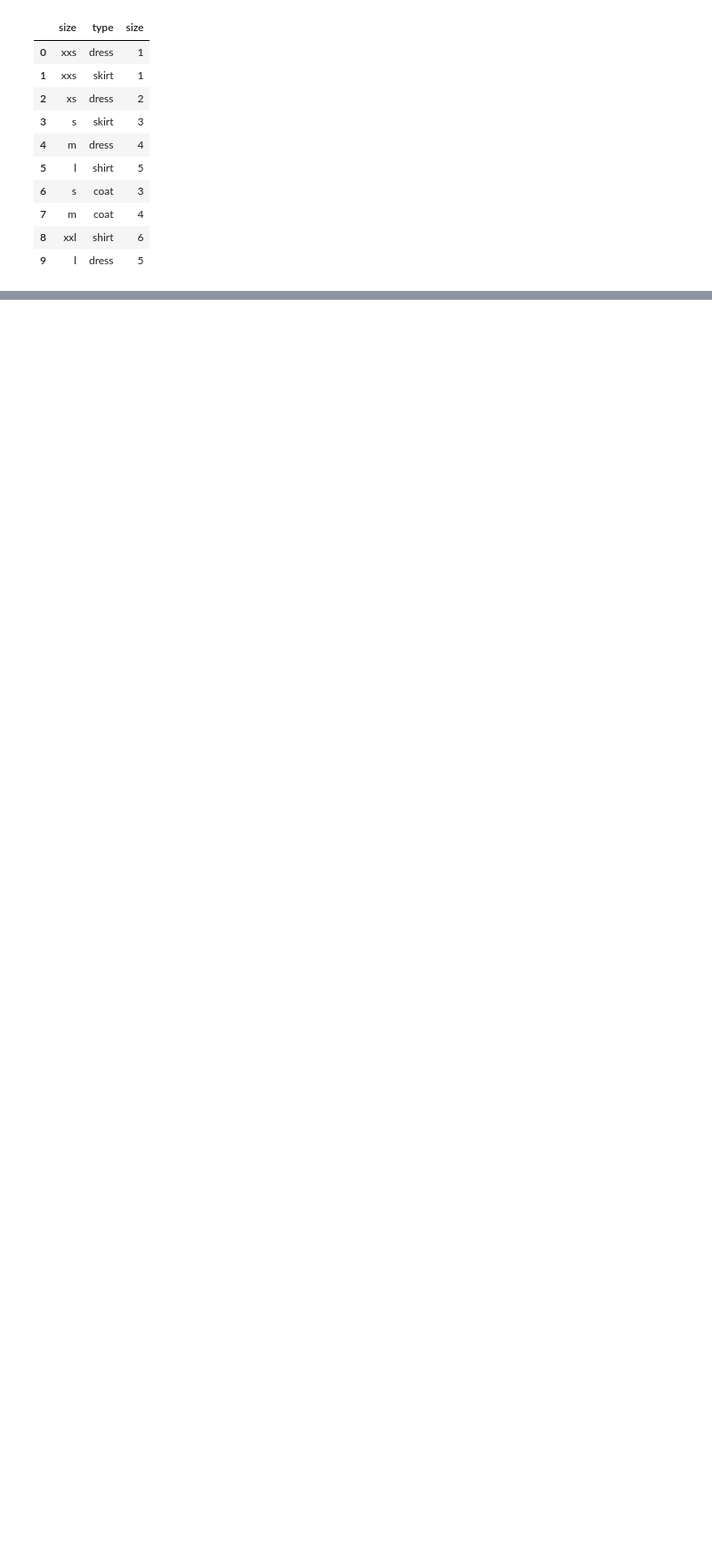
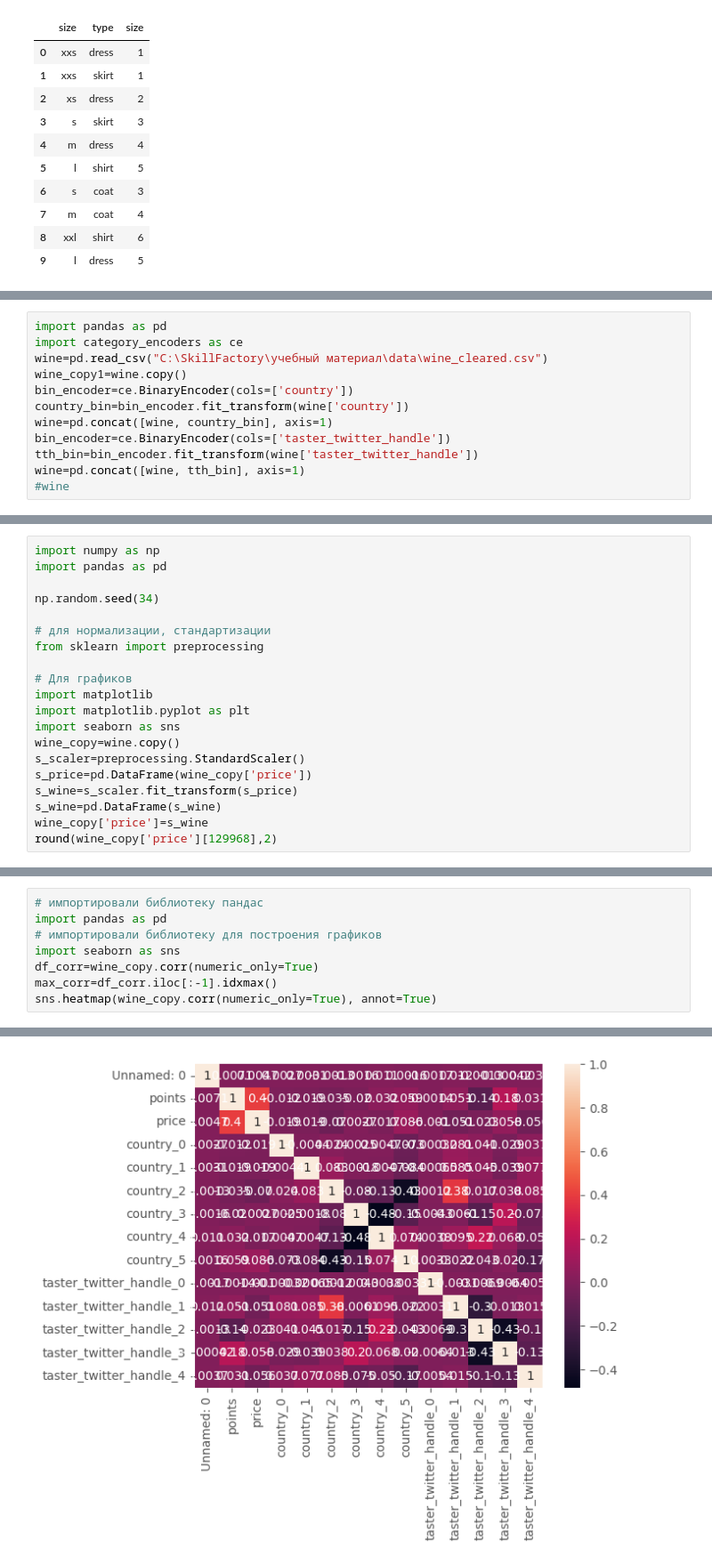
Before and after one commit to govoridaa/SF, a Jupyter notebook: учебный материал/Блок 3. Разведывательный анализ данных/EDA-3. Проектирование признаков/EDA-3. Проектирование признаков.ipynb, the cells around one changed output, grey strips where cells are left out. Shown: that part at 89% size. Saved outputs shown, nothing was run; the diff lists cells and outputs as text; blank space fills up the shorter version.

```diff
--- a/учебный материал/Блок 3. Разведывательный анализ данных/EDA-3. Проектирование признаков/EDA-3. Проектирование признаков.ipynb
+++ b/учебный материал/Блок 3. Разведывательный анализ данных/EDA-3. Проектирование признаков/EDA-3. Проектирование признаков.ipynb
@@ -169,0 +144,12 @@ None
+# %%
+import pandas as pd
+import category_encoders as ce
+wine=pd.read_csv("C:\SkillFactory\учебный материал\data\wine_cleared.csv")
+wine_copy1=wine.copy()
+bin_encoder=ce.BinaryEncoder(cols=['country'])
+country_bin=bin_encoder.fit_transform(wine['country'])
+wine=pd.concat([wine, country_bin], axis=1)
+bin_encoder=ce.BinaryEncoder(cols=['taster_twitter_handle'])
+tth_bin=bin_encoder.fit_transform(wine['taster_twitter_handle'])
+wine=pd.concat([wine, tth_bin], axis=1)
+#wine
@@ -169,0 +173,20 @@ None
+# %%
+import numpy as np
+import pandas as pd
+
+np.random.seed(34)
+
+# для нормализации, стандартизации
+from sklearn import preprocessing
+
+# Для графиков
+import matplotlib
+import matplotlib.pyplot as plt
+import seaborn as sns
+wine_copy=wine.copy()
+s_scaler=preprocessing.StandardScaler()
+s_price=pd.DataFrame(wine_copy['price'])
+s_wine=s_scaler.fit_transform(s_price)
+s_wine=pd.DataFrame(s_wine)
+wine_copy['price']=s_wine
+round(wine_copy['price'][129968],2)
@@ -169,0 +195,9 @@ None
+# %%
+# импортировали библиотеку пандас
+import pandas as pd
+# импортировали библиотеку для построения графиков
+import seaborn as sns
+df_corr=wine_copy.corr(numeric_only=True)
+max_corr=df_corr.iloc[:-1].idxmax()
+sns.heatmap(wine_copy.corr(numeric_only=True), annot=True)
+# %% [output]
@@ -169,0 +205 @@ None
+[figure, added]
```
Also changed, not shown: parts of 5 cells of this notebook.
